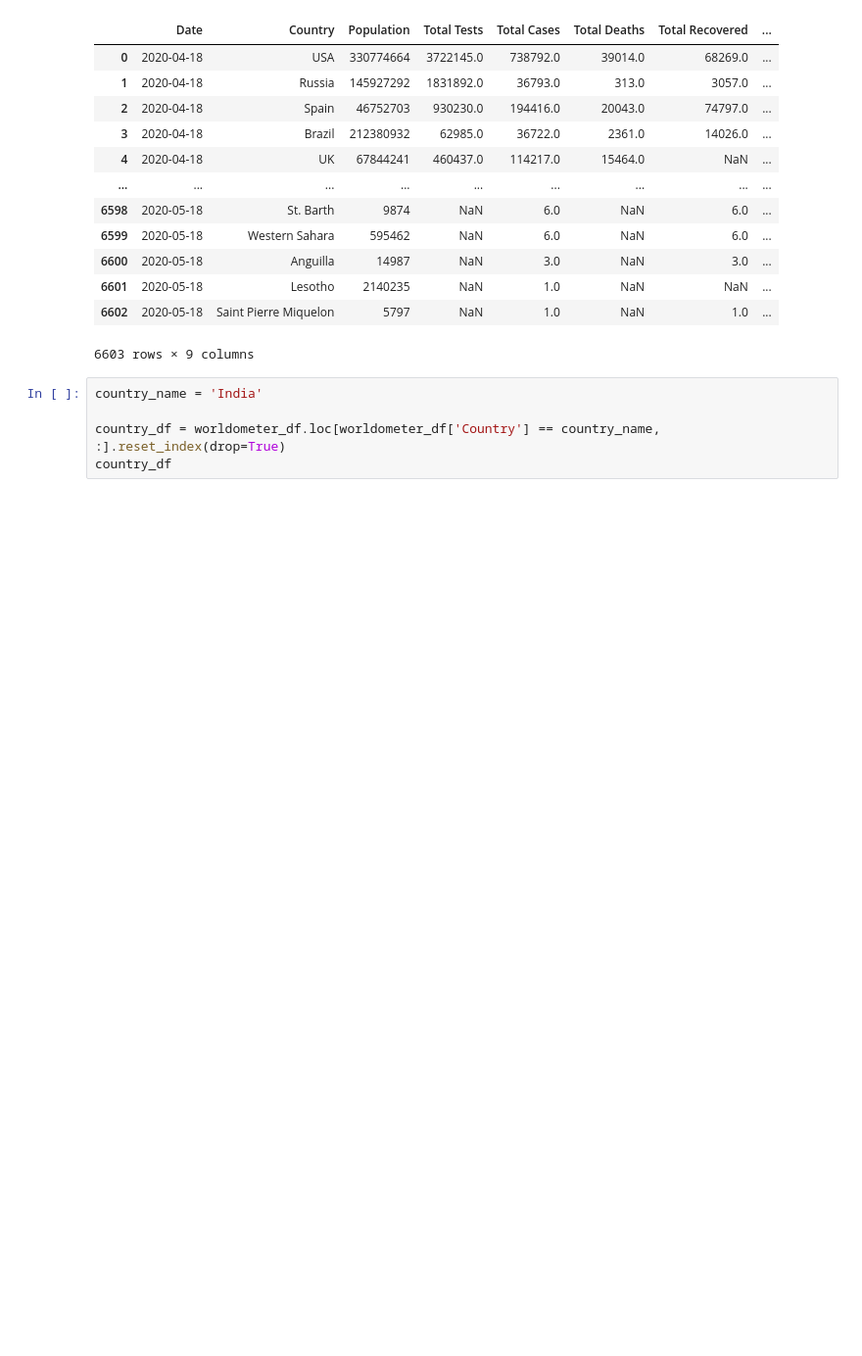
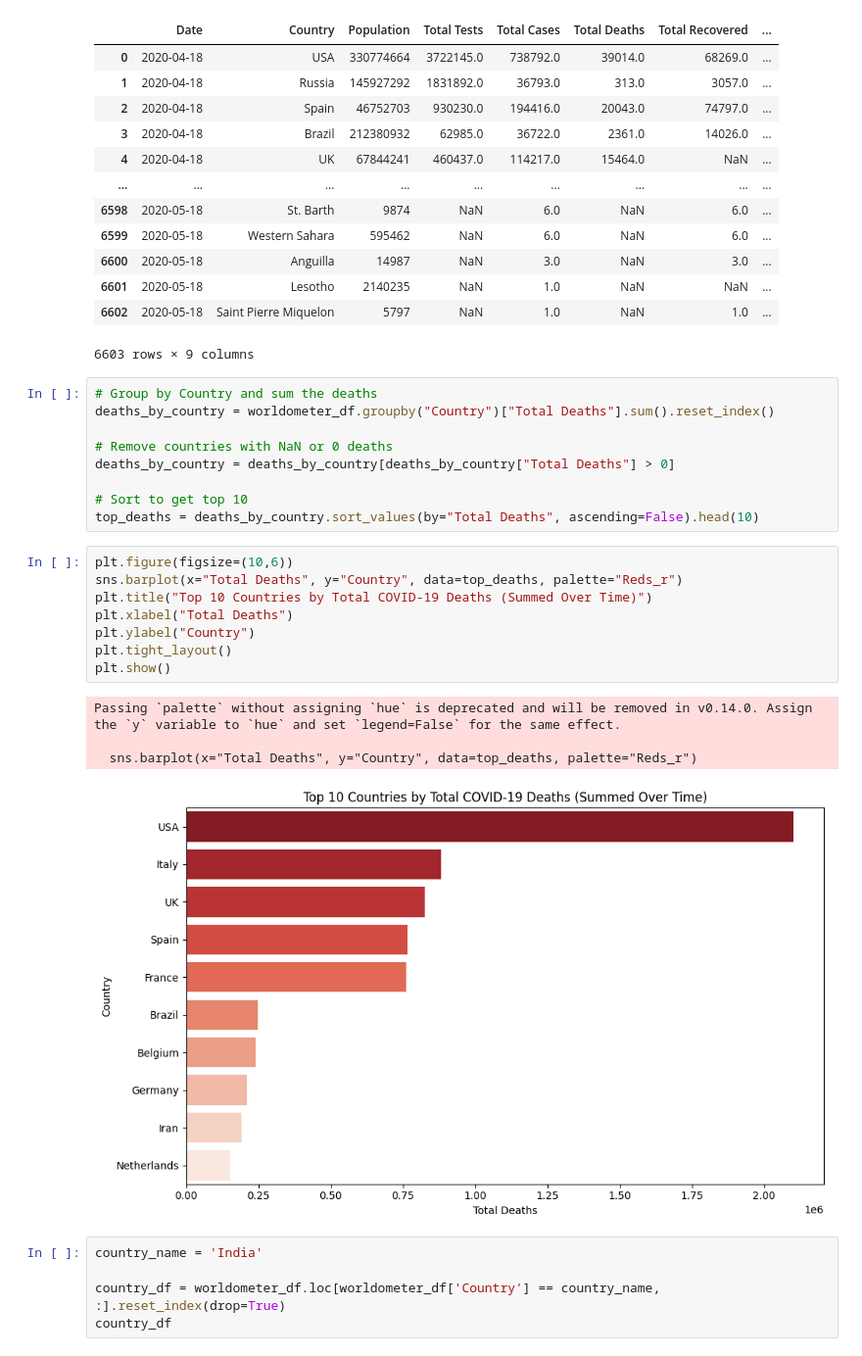
Before and after one commit to mgupta004/Covid-19, a Jupyter notebook: Covid_19ipynb.ipynb, the cells around one changed output. Shown at 98% size. Cells and saved outputs as stored; diff of their text form; blank space fills up the shorter version.

```diff
--- a/Covid_19ipynb.ipynb
+++ b/Covid_19ipynb.ipynb
@@ -22,6 +23,28 @@ worldometer_df
 | 6601 | 2020-05-18 | Lesotho | 2140235 | NaN | 1.0 | NaN | NaN | ... |
 | 6602 | 2020-05-18 | Saint Pierre Miquelon | 5797 | NaN | 1.0 | NaN | 1.0 | ... |
 6603 rows × 9 columns
+# %%
+# Group by Country and sum the deaths
+deaths_by_country = worldometer_df.groupby("Country")["Total Deaths"].sum().reset_index()
+
+# Remove countries with NaN or 0 deaths
+deaths_by_country = deaths_by_country[deaths_by_country["Total Deaths"] > 0]
+
+# Sort to get top 10
+top_deaths = deaths_by_country.sort_values(by="Total Deaths", ascending=False).head(10)
+# %%
+plt.figure(figsize=(10,6))
+sns.barplot(x="Total Deaths", y="Country", data=top_deaths, palette="Reds_r")
+plt.title("Top 10 Countries by Total COVID-19 Deaths (Summed Over Time)")
+plt.xlabel("Total Deaths")
+plt.ylabel("Country")
+plt.tight_layout()
+plt.show()
+# %% [output]
+Passing `palette` without assigning `hue` is deprecated and will be removed in v0.14.0. Assign the `y` variable to `hue` and set `legend=False` for the same effect.
+
+  sns.barplot(x="Total Deaths", y="Country", data=top_deaths, palette="Reds_r")
+[figure, added]
 # %%
 country_name = 'India'
 
```
Also changed, not shown: parts of 1 cell of this notebook.
